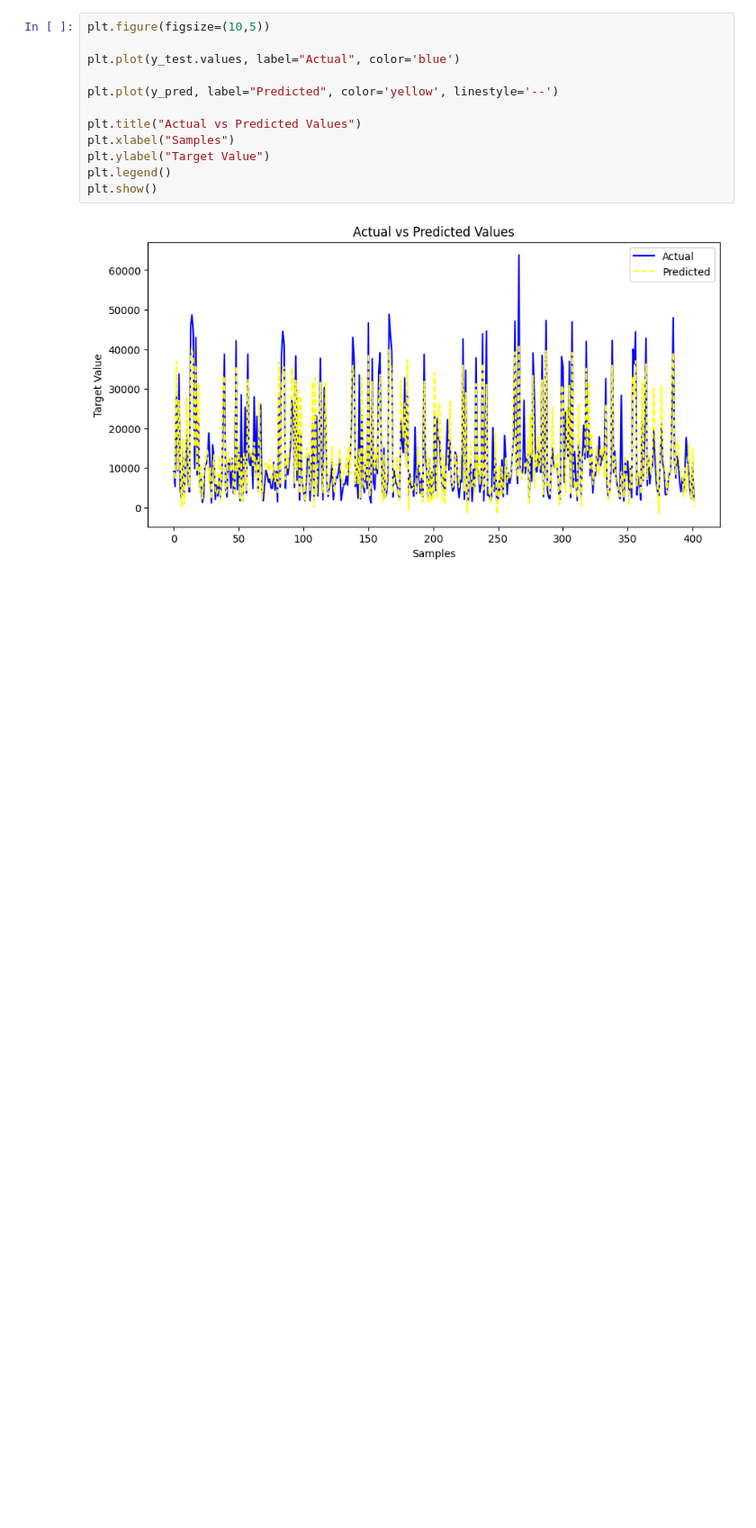
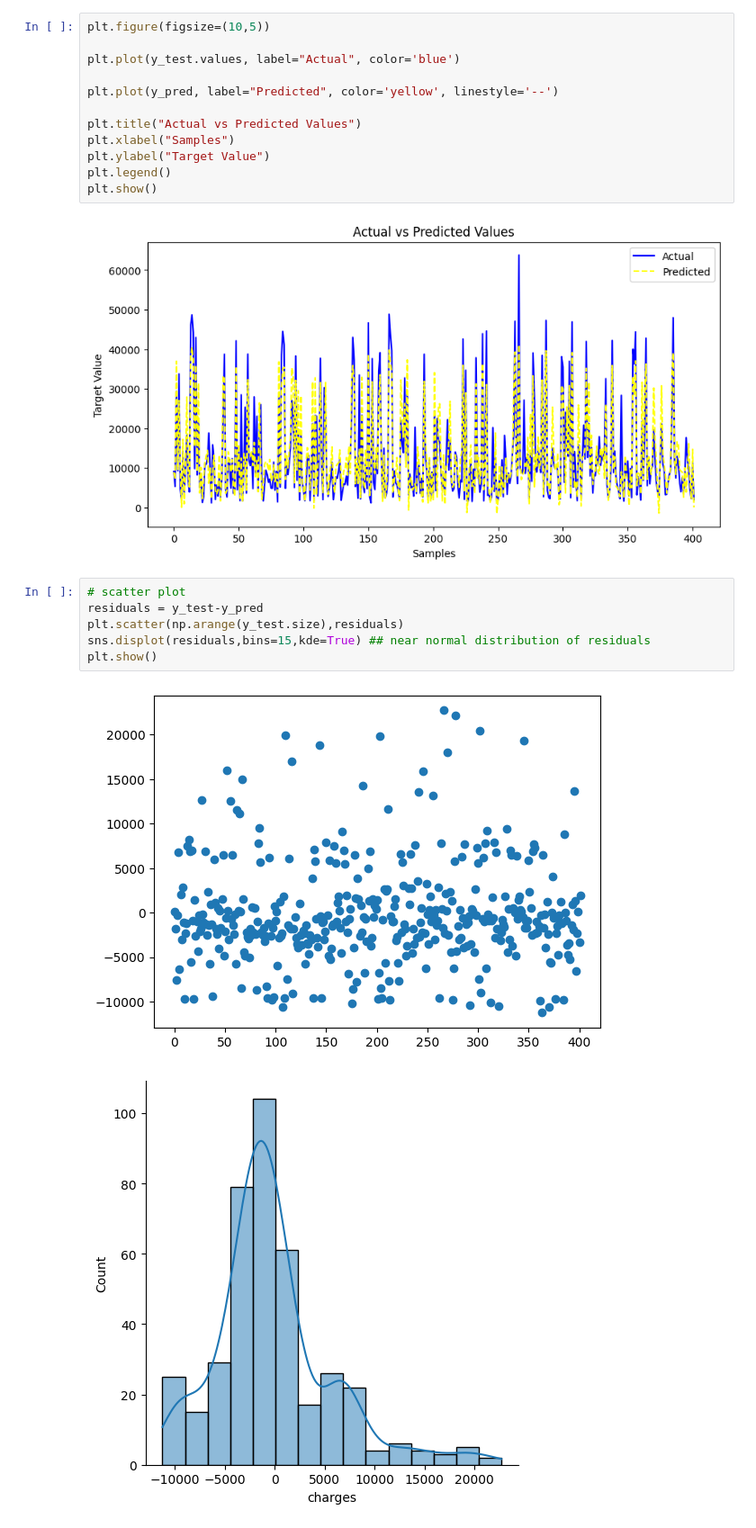
Before and after one commit to AshishTripathi2004/Linear-Regression, a Jupyter notebook: 04_Medical_Insurance_Charge_Predictor/02_regression.ipynb, the cells around one changed output. Shown at 90% size. Drawn from its saved outputs; the diff is of its cells as text; blank space fills up the shorter version.

```diff
--- a/04_Medical_Insurance_Charge_Predictor/02_regression.ipynb
+++ b/04_Medical_Insurance_Charge_Predictor/02_regression.ipynb
@@ -124,3 +124,12 @@ plt.legend()
 plt.show()
 # %% [output]
 [figure]
+# %%
+# scatter plot
+residuals = y_test-y_pred
+plt.scatter(np.arange(y_test.size),residuals)
+sns.displot(residuals,bins=15,kde=True) ## near normal distribution of residuals
+plt.show()
+# %% [output]
+[figure, added]
+[figure, added]
```
